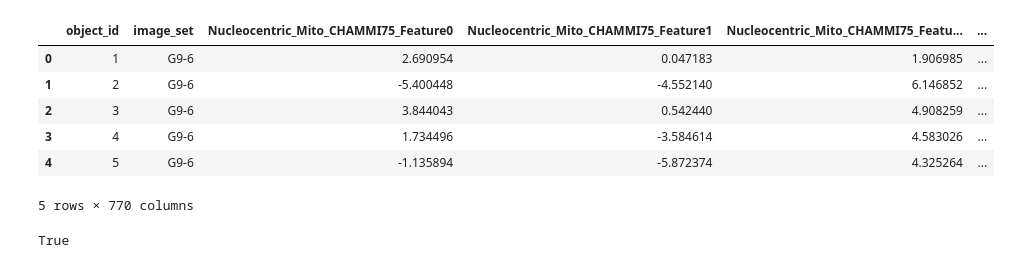
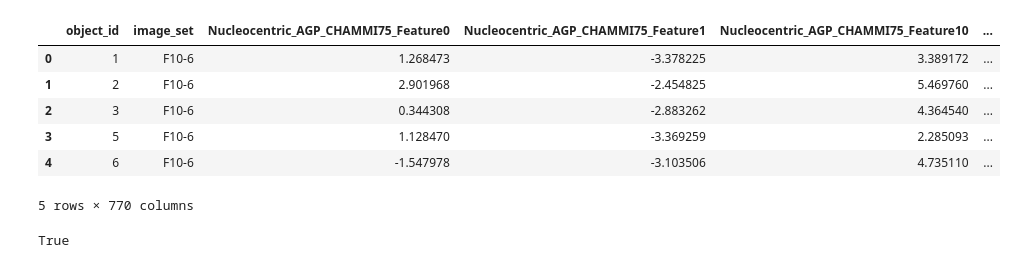
Before and after one commit to WayScience/NF1_3D_organoid_profiling_pipeline, a Jupyter notebook: 3.cellprofiling/notebooks/nucleo_centric_featurization.ipynb, the cells around one changed output. Cells and saved outputs as stored; diff of their text form; code cells hidden in the pictures.

```diff
--- a/3.cellprofiling/notebooks/nucleo_centric_featurization.ipynb
+++ b/3.cellprofiling/notebooks/nucleo_centric_featurization.ipynb
@@ -91,9 +91,9 @@ if not in_notebook:
     output_features_subparent_name = arguments_dict["output_features_subparent_name"]
 
 else:
-    well_fov = "G9-6"
+    well_fov = "F10-6"
     patient = "SARCO361_T1"
-    channel = "Mito"
+    channel = "AGP"
     compartment = "Nuclei"
     processor_type = "GPU"
     input_subparent_name = "zstack_images"
@@ -165,11 +165,15 @@ for label in tqdm.tqdm(label_ids, desc="Extracting features for objects"):
         image=label_image, bbox=bbox_image, expand_pixels=25, anisotropy_factor=10
     )
     # make the bbox square in xy
-    new_bbox = square_off_xy_crop_bbox(bbox=new_bbox)
-    if not check_for_xy_squareness(bbox=new_bbox):
+    new_bbox1 = square_off_xy_crop_bbox(
+        bbox=new_bbox,
+        image_max_xy=object_loader.image.shape[1:],
+    )
+
+    if not check_for_xy_squareness(bbox=new_bbox1):
         print(f"Warning: bbox is not square in xy after expansion of 25 pixels")
     # crop the image
-    cropped_image = crop_3D_image(object_loader.image, new_bbox)
+    cropped_image = crop_3D_image(object_loader.image, new_bbox1)
     # z max project the image
     z_max_proj_image = cropped_image.max(axis=0)
 
@@ -203,39 +207,39 @@ for label in tqdm.tqdm(label_ids, desc="Extracting features for objects"):
         combined_feature_dict["feature_value"].append(feat_value)
         combined_feature_dict["object_id"].append(label)
         combined_feature_dict["image_set"].append(well_fov)
     for i, feat_value in enumerate(chammi75_features[0]):
         print(feat_value)
         combined_feature_dict["feature_name"].append(
             format_morphology_feature_name(
                 compartment="Nucleocentric",
                 channel=channel,
                 feature_type="CHAMMI75",
                 measurement=f"Feature{i}",
             )
         )
         combined_feature_dict["feature_value"].append(feat_value.item())
         combined_feature_dict["object_id"].append(label)
         combined_feature_dict["image_set"].append(well_fov)
     df = pd.DataFrame(combined_feature_dict)
     list_of_feature_dicts.append(df)
 
 
 final_df = pd.concat(list_of_feature_dicts, ignore_index=True)
 # pivot the df such that the feature names are the columns and the feature values are the values, with object label as an id variable
 final_df = final_df.pivot(
     index=["object_id", "image_set"], columns="feature_name", values="feature_value"
 ).reset_index()
 # remove the labeld name of the index
 final_df.columns.name = None
 final_df["object_id"] = final_df["object_id"].astype(int)
 final_df.head()
 # %% [output]
-|  | object_id | image_set | Nucleocentric_Mito_CHAMMI75_Feature0 | Nucleocentric_Mito_CHAMMI75_Feature1 | Nucleocentric_Mito_CHAMMI75_Featu... | ... |
-| 0 | 1 | G9-6 | 2.690954 | 0.047183 | 1.906985 | ... |
-| 1 | 2 | G9-6 | -5.400448 | -4.552140 | 6.146852 | ... |
-| 2 | 3 | G9-6 | 3.844043 | 0.542440 | 4.908259 | ... |
-| 3 | 4 | G9-6 | 1.734496 | -3.584614 | 4.583026 | ... |
-| 4 | 5 | G9-6 | -1.135894 | -5.872374 | 4.325264 | ... |
+|  | object_id | image_set | Nucleocentric_AGP_CHAMMI75_Feature0 | Nucleocentric_AGP_CHAMMI75_Feature1 | Nucleocentric_AGP_CHAMMI75_Feature10 | ... |
+| 0 | 1 | F10-6 | 1.268473 | -3.378225 | 3.389172 | ... |
+| 1 | 2 | F10-6 | 2.901968 | -2.454825 | 5.469760 | ... |
+| 2 | 3 | F10-6 | 0.344308 | -2.883262 | 4.364540 | ... |
+| 3 | 5 | F10-6 | 1.128470 | -3.369259 | 2.285093 | ... |
+| 4 | 6 | F10-6 | -1.547978 | -3.103506 | 4.735110 | ... |
 5 rows × 770 columns
 # %%
 # split between SAMMed3D and CHAMMI75 features in the column names
```
Also changed, not shown: parts of 1 cell of this notebook, 4 other files.
